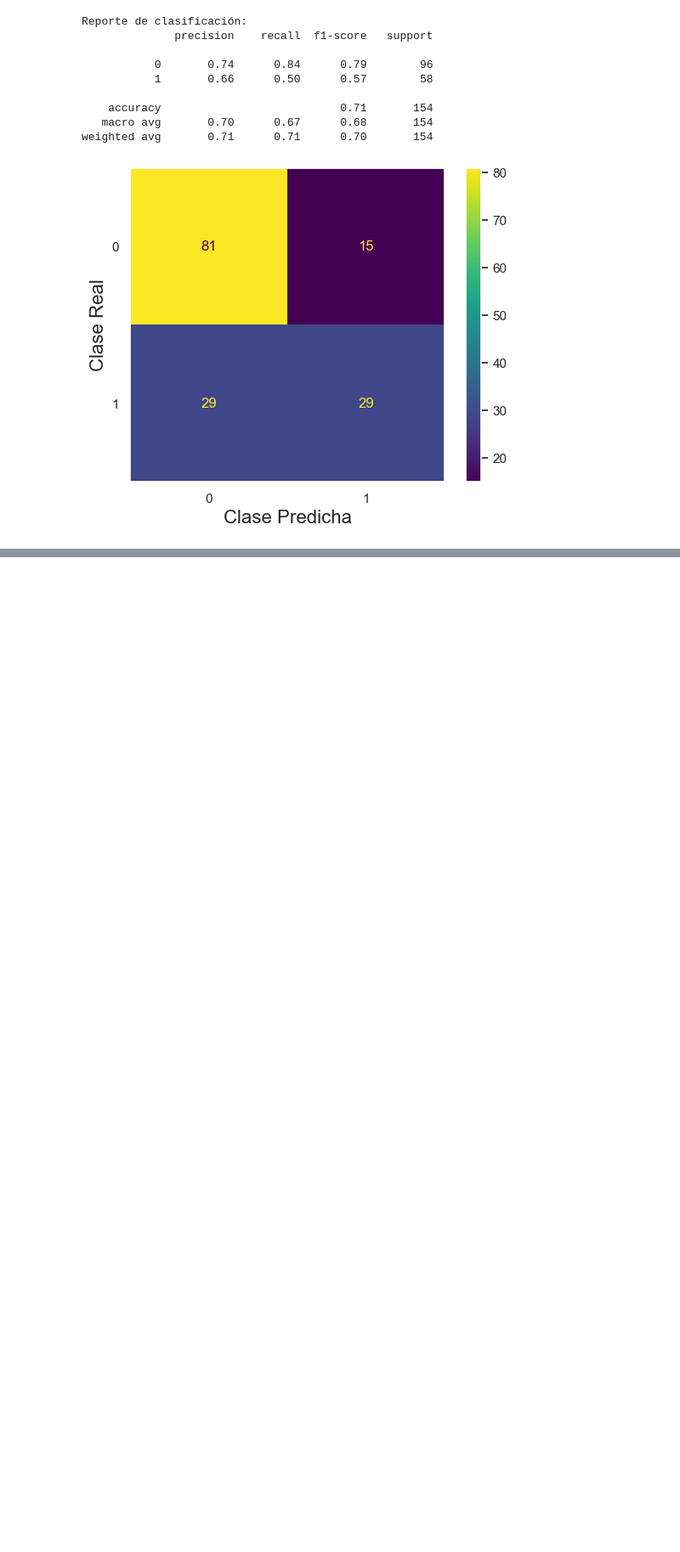
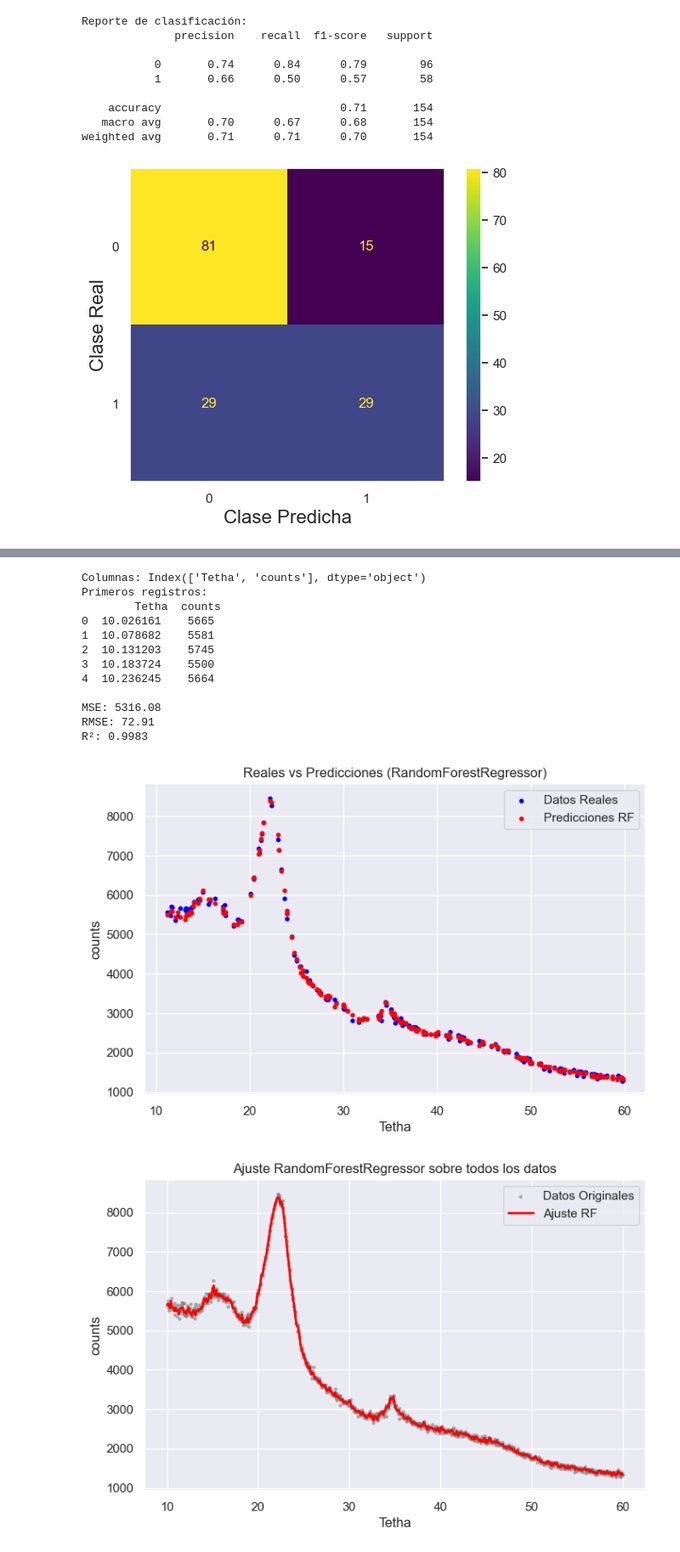
Before and after one commit to RisingNP/entregable-unidad-3-clasificacion, a Jupyter notebook: ejercicio_30mayo.ipynb, the cells around one changed output, grey strips where cells are left out. Shown: that part at 85% size. Drawn from its saved outputs; the diff is of its cells as text; code cells hidden in the pictures; blank space fills up the shorter version.

```diff
--- a/ejercicio_30mayo.ipynb
+++ b/ejercicio_30mayo.ipynb
@@ -228,0 +484,71 @@ weighted avg       0.74      0.74      0.73       154
+# %%
+import pandas as pd
+import numpy as np
+import matplotlib.pyplot as plt
+from sklearn.ensemble import RandomForestRegressor
+from sklearn.model_selection import train_test_split
+from sklearn.metrics import mean_squared_error, r2_score
+
+# --- 1. Carga y exploración ---
+df = pd.read_excel("DRXCrudo.xlsx")
+print("Columnas:", df.columns)
+print("Primeros registros:\n", df.head(), "\n")
+
+# --- 2. Preparar datos ---
+X = df[['Tetha']]
+y = df['counts']
+X_train, X_test, y_train, y_test = train_test_split(
+    X, y, test_size=0.20, random_state=42
+)
+
+# --- 3. Entrenar RandomForestRegressor ---
+rf_reg = RandomForestRegressor(n_estimators=303, random_state=42)
+rf_reg.fit(X_train, y_train)
+y_pred = rf_reg.predict(X_test)
+
+# --- 4. Evaluación ---
+mse = mean_squared_error(y_test, y_pred)
+rmse = np.sqrt(mse)
+r2 = r2_score(y_test, y_pred)
+print(f"MSE: {mse:.2f}")
+print(f"RMSE: {rmse:.2f}")
+print(f"R²: {r2:.4f}")
+
+# --- 5. Gráficos ---
+# 5.1 Reales vs Predichos
+plt.figure(figsize=(8, 5))
+plt.scatter(X_test, y_test, color='blue', s=10, label='Datos Reales')
+plt.scatter(X_test, y_pred, color='red', s=10, label='Predicciones RF')
+plt.xlabel("Tetha")
+plt.ylabel("counts")
+plt.title("Reales vs Predicciones (RandomForestRegressor)")
+plt.legend()
+plt.show()
+
+# 5.2 Curva de ajuste sobre todo el rango
+tetha_range = np.linspace(df['Tetha'].min(), df['Tetha'].max(), 500).reshape(-1, 1)
+counts_pred_range = rf_reg.predict(tetha_range)
+
+plt.figure(figsize=(8, 5))
+plt.scatter(df['Tetha'], df['counts'], color='gray', s=5, alpha=0.5, label='Datos Originales')
+plt.plot(tetha_range, counts_pred_range, color='red', linewidth=2, label='Ajuste RF')
+plt.xlabel("Tetha")
+plt.ylabel("counts")
+plt.title("Ajuste RandomForestRegressor sobre todos los datos")
+plt.legend()
+plt.show()
+# %% [output]
+Columnas: Index(['Tetha', 'counts'], dtype='object')
+Primeros registros:
+        Tetha  counts
+0  10.026161    5665
+1  10.078682    5581
+2  10.131203    5745
+3  10.183724    5500
+4  10.236245    5664
+
+MSE: 5316.08
+RMSE: 72.91
+R²: 0.9983
+[figure, added]
+[figure, added]
```
Also changed, not shown: parts of 14 cells of this notebook.
